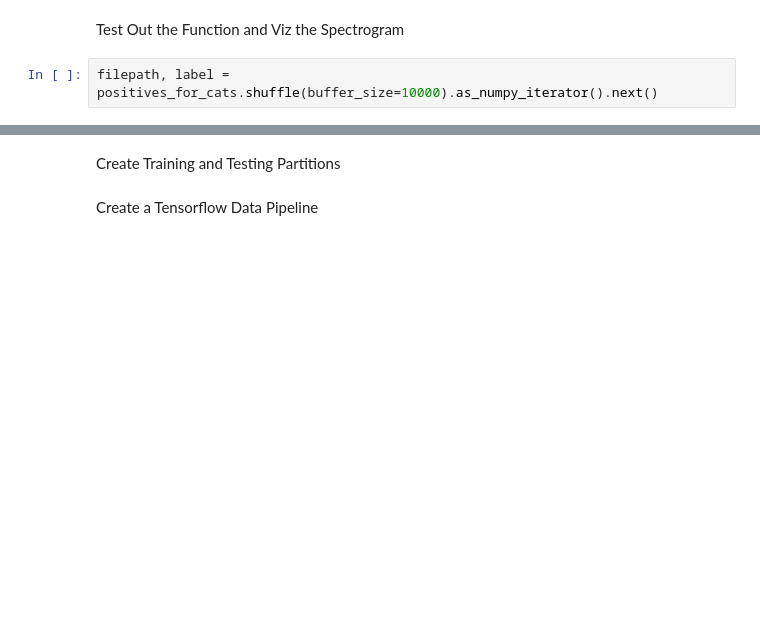
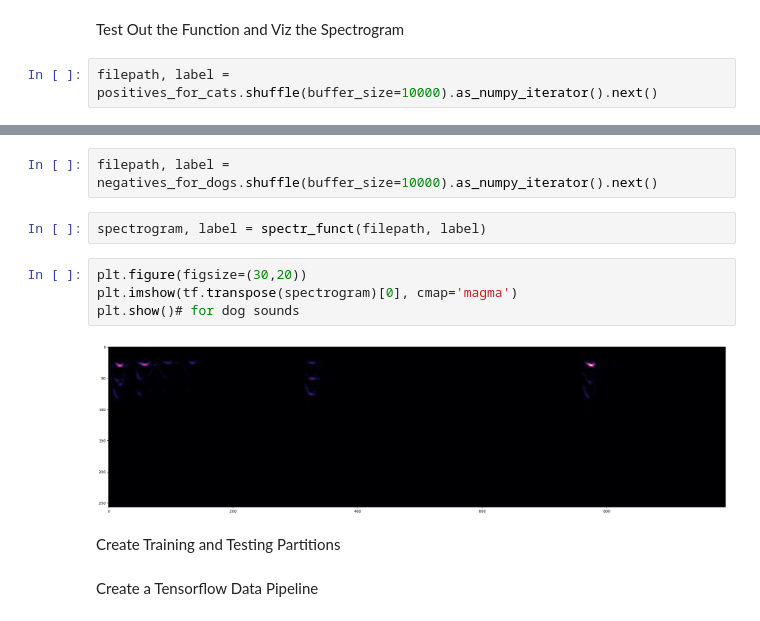
Before and after one commit to anuragdhirubhai/speech_classification_prjct, a Jupyter notebook: catNdog_audiClassifier_usingDL.ipynb, the cells around one changed output, grey strips where cells are left out. Drawn from its saved outputs; the diff is of its cells as text; blank space fills up the shorter version.

```diff
--- a/catNdog_audiClassifier_usingDL.ipynb
+++ b/catNdog_audiClassifier_usingDL.ipynb
@@ -155,3 +296,13 @@ plt.show()
+# %%
+filepath, label = negatives_for_dogs.shuffle(buffer_size=10000).as_numpy_iterator().next()
+# %%
+spectrogram, label = spectr_funct(filepath, label)
+# %%
+plt.figure(figsize=(30,20))
+plt.imshow(tf.transpose(spectrogram)[0], cmap='magma')
+plt.show()# for dog sounds
+# %% [output]
+[figure, added]
 # %% [markdown]
 Create Training and Testing Partitions
 # %% [markdown]
```
Also changed, not shown: parts of 59 cells of this notebook.
